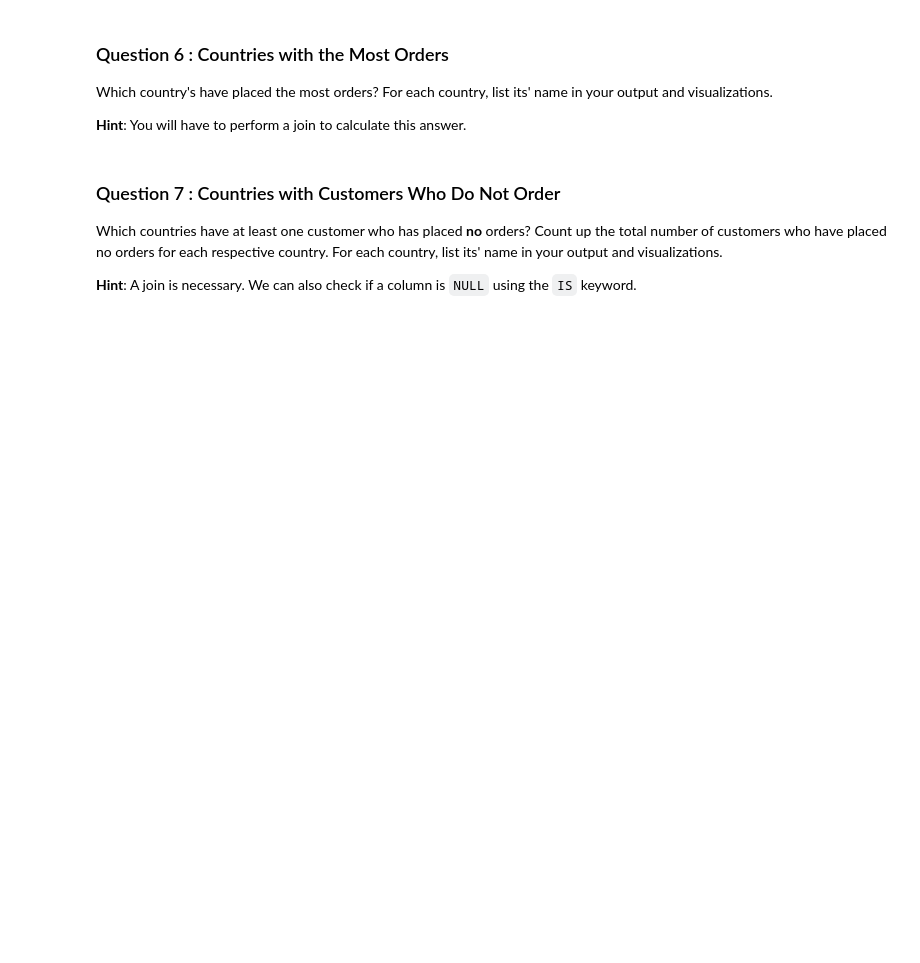
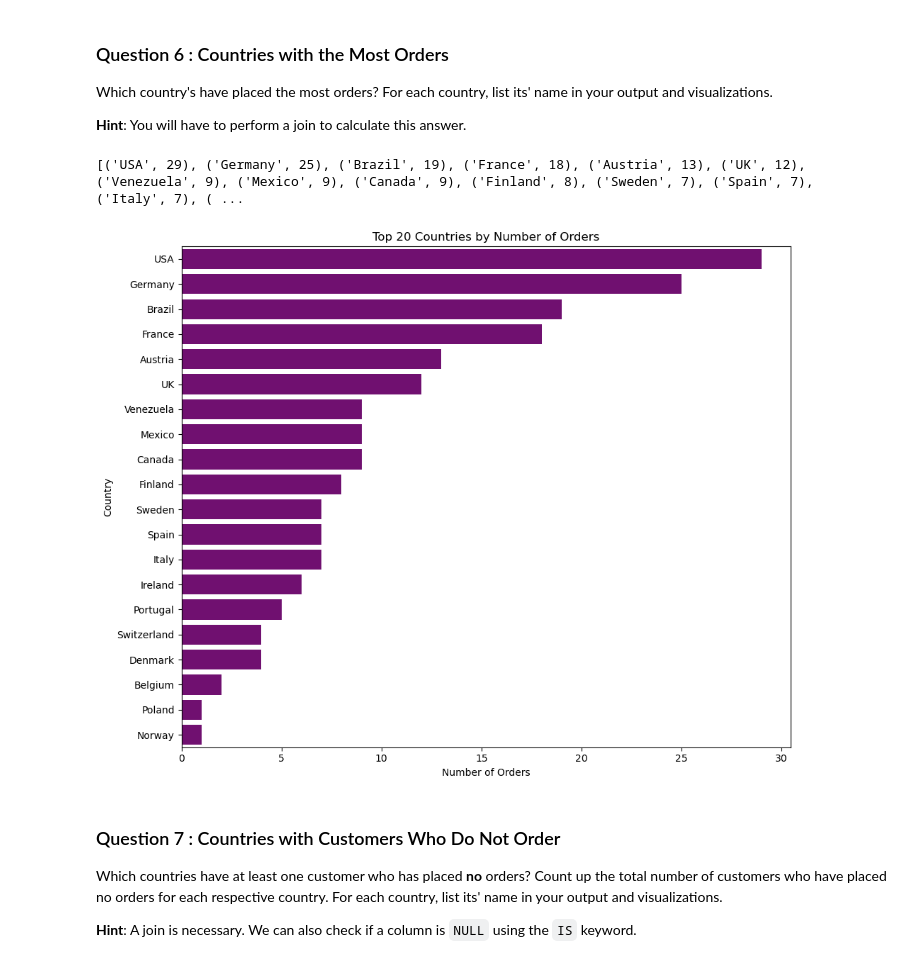
Before and after one commit to talgat24/foodie, a Jupyter notebook: adhoc_report.ipynb, the cells around one changed output. Saved outputs shown, nothing was run; the diff lists cells and outputs as text; code cells hidden in the pictures; blank space fills up the shorter version.

```diff
--- a/adhoc_report.ipynb
+++ b/adhoc_report.ipynb
@@ -179,16 +201,37 @@ Which country's have placed the most orders? For each country, list its' name in
 **Hint**: You will have to perform a join to calculate this answer.
 # %%
 # TODO: Write a SQL query which will answer the question above.
+cur.execute("""
+    SELECT Customers.Country,
+    COUNT (Orders.OrderID) AS OrdersCount
+    FROM Orders
+    JOIN Customers ON Orders.CustomerID = Customers.CustomerID
+    GROUP BY Customers.Country
+    ORDER BY OrdersCount DESC
+    LIMIT 20;
+""")
 ...
 
 # TODO: Fetch your list of tuples and print it out
-...
+rows = cur.fetchall()
+print(rows)
+# %% [output]
+[('USA', 29), ('Germany', 25), ('Brazil', 19), ('France', 18), ('Austria', 13), ('UK', 12), ('Venezuela', 9), ('Mexico', 9), ('Canada', 9), ('Finland', 8), ('Sweden', 7), ('Spain', 7), ('Italy', 7), ( ...
 # %%
 # TODO: Convert your list of tuples to a dataframe
-...
+rows = [('USA', 29), ('Germany', 25), ('Brazil', 19), ('France', 18), ('Austria', 13), ('UK', 12), ('Venezuela', 9), ('Mexico', 9), ('Canada', 9), ('Finland', 8), ('Sweden', 7), ('Spain', 7), ('Italy', 7), ('Ireland', 6), ('Portugal', 5), ('Switzerland', 4), ('Denmark', 4), ('Belgium', 2), ('Poland', 1), ('Norway', 1)]
 
 # TODO: Generate a visualization on this dataframe
-...
+df = pd.DataFrame(rows, columns=['Country', 'OrdersCount'])
+plt.figure(figsize=(10, 8))
+sns.barplot(x='OrdersCount', y='Country', data=df, color='purple')
+plt.title('Top 20 Countries by Number of Orders')
+plt.xlabel('Number of Orders')
+plt.ylabel('Country')
+plt.tight_layout()
+plt.show()
+# %% [output]
+[figure, added]
 # %% [markdown]
 ### Question 7 : Countries with Customers Who Do Not Order
 
```
Also changed, not shown: parts of 10 cells of this notebook.
